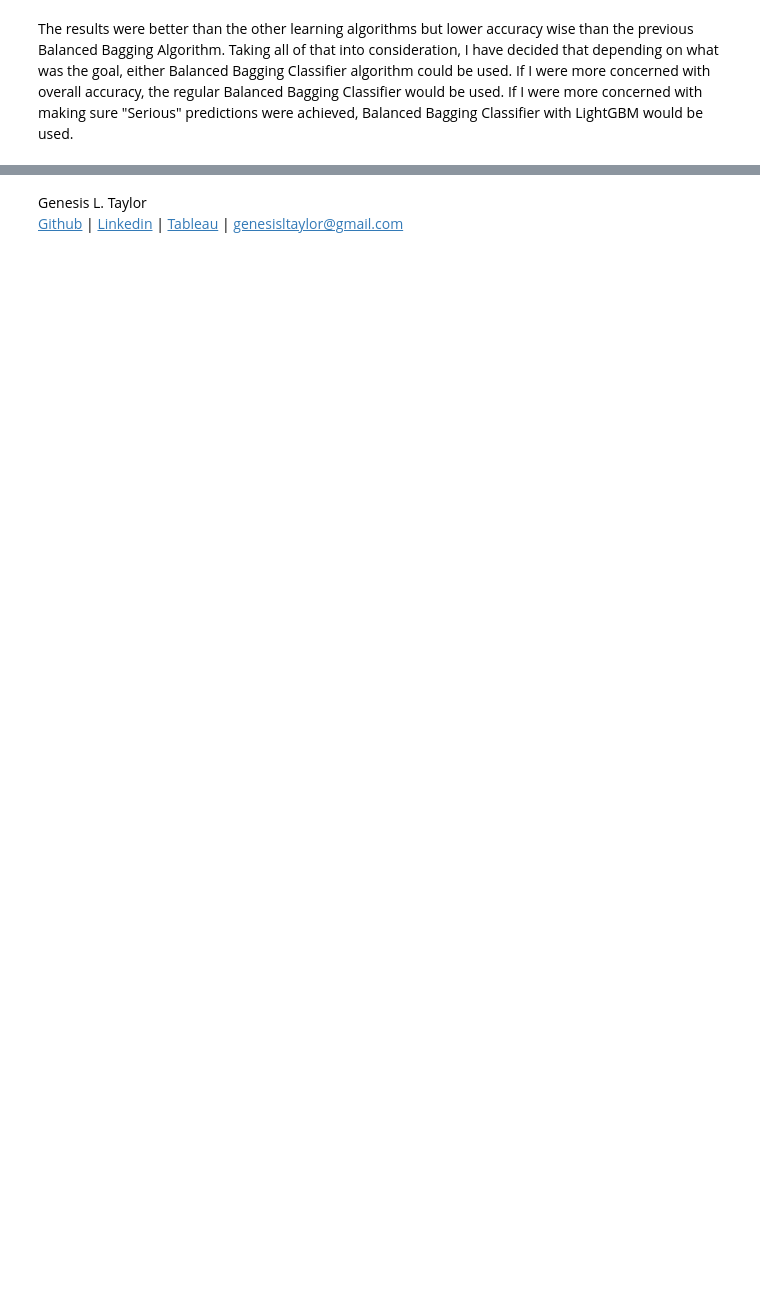
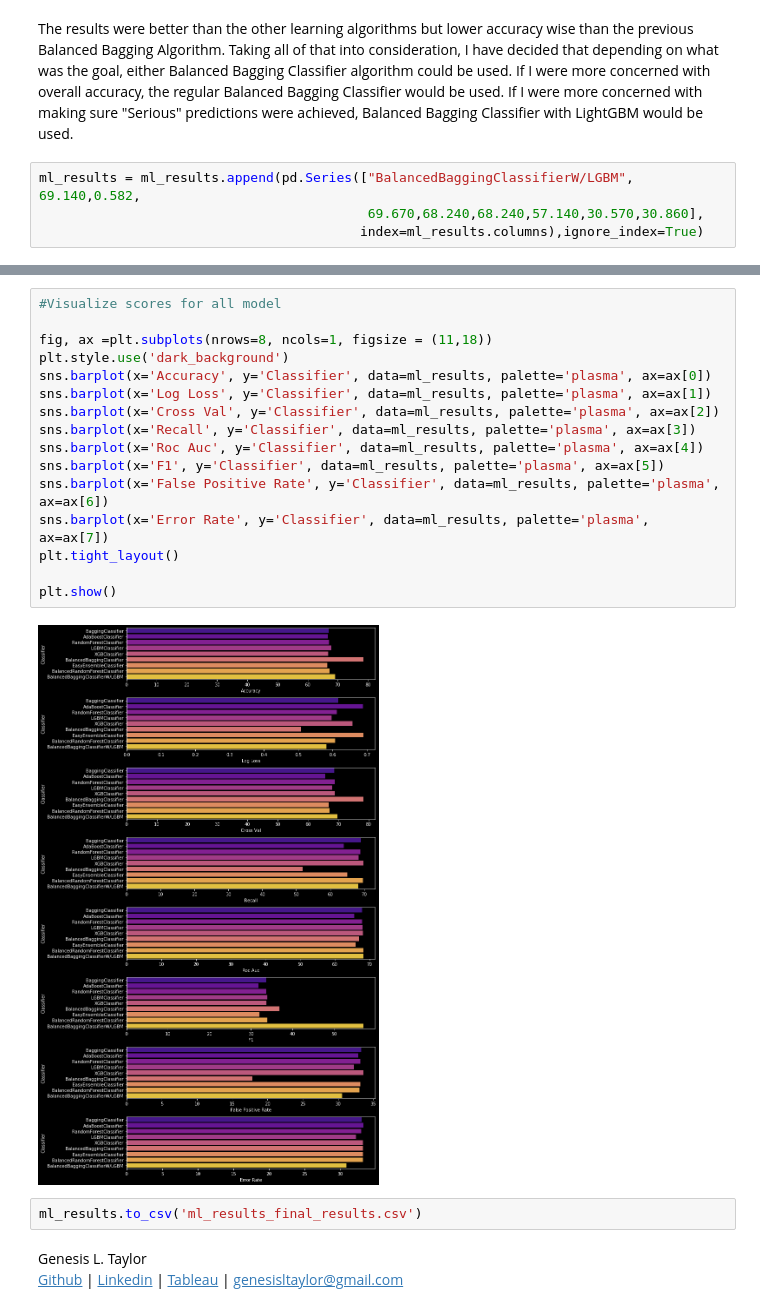
Before and after one commit to GenTaylor/Traffic-Accident-Analysis, a Jupyter notebook: UK_Road_Safety_Traffic_Accidents_and_Vehicles.ipynb, the cells around one changed output, grey strips where cells are left out. Cells and saved outputs as stored; diff of their text form; blank space fills up the shorter version.

```diff
--- a/UK_Road_Safety_Traffic_Accidents_and_Vehicles.ipynb
+++ b/UK_Road_Safety_Traffic_Accidents_and_Vehicles.ipynb
@@ -3122,2 +3142,6 @@ print("Resampled Balanced Bagging Classifier with LightGBM Roc Auc Score: {0:.2f
 # %% [markdown]
 The results were better than the other learning algorithms but lower accuracy wise than the previous Balanced Bagging Algorithm. Taking all of that into consideration, I have decided that depending on what was the goal, either Balanced Bagging Classifier algorithm could be used. If I were more concerned with overall accuracy, the regular Balanced Bagging Classifier would be used. If I were more concerned with making sure "Serious" predictions were achieved, Balanced Bagging Classifier with LightGBM would be used.
+# %%
+ml_results = ml_results.append(pd.Series(["BalancedBaggingClassifierW/LGBM", 69.140,0.582,
+                                          69.670,68.240,68.240,57.140,30.570,30.860],
+                                         index=ml_results.columns),ignore_index=True)
@@ -3124,3 +3161,23 @@ The results were better than the other learning algorithms but lower accuracy wi
+# %%
+#Visualize scores for all model
+
+fig, ax =plt.subplots(nrows=8, ncols=1, figsize = (11,18))
+plt.style.use('dark_background')
+sns.barplot(x='Accuracy', y='Classifier', data=ml_results, palette='plasma', ax=ax[0])
+sns.barplot(x='Log Loss', y='Classifier', data=ml_results, palette='plasma', ax=ax[1])
+sns.barplot(x='Cross Val', y='Classifier', data=ml_results, palette='plasma', ax=ax[2])
+sns.barplot(x='Recall', y='Classifier', data=ml_results, palette='plasma', ax=ax[3])
+sns.barplot(x='Roc Auc', y='Classifier', data=ml_results, palette='plasma', ax=ax[4])
+sns.barplot(x='F1', y='Classifier', data=ml_results, palette='plasma', ax=ax[5])
+sns.barplot(x='False Positive Rate', y='Classifier', data=ml_results, palette='plasma', ax=ax[6])
+sns.barplot(x='Error Rate', y='Classifier', data=ml_results, palette='plasma', ax=ax[7])
+plt.tight_layout()
+
+plt.show()
+# %% [output]
+[figure, added]
+# %%
+ml_results.to_csv('ml_results_final_results.csv')
 # %% [markdown]
 Genesis L. Taylor<br>
 [Github](https://github.com/GenTaylor/) | [Linkedin](https://linkedin.com/in/genesistaylor/) | [Tableau](https://public.tableau.com/profile/genesis.taylor#!/) | [genesisltaylor@gmail.com](mailto:genesisltaylor@gmail.com)
```
Also changed, not shown: parts of 14 cells of this notebook, 1 other file.
